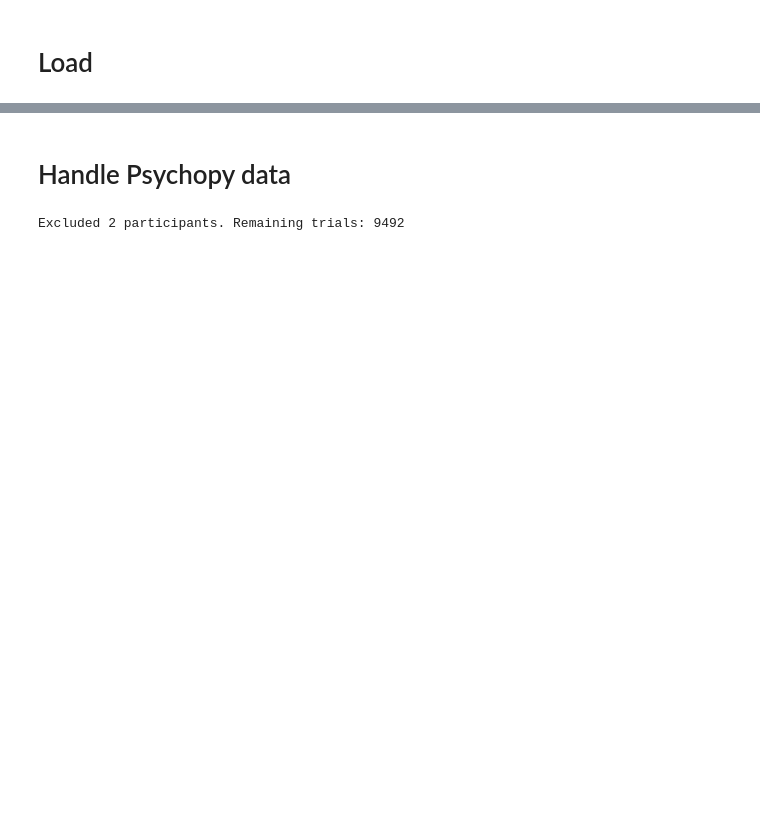
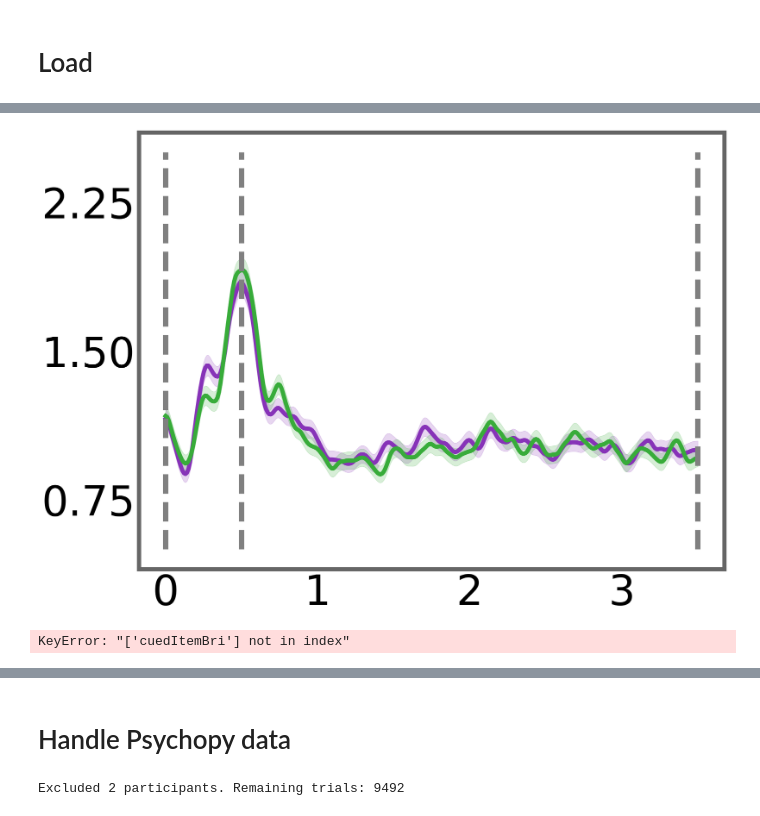
Before and after one commit to YueyingDong/yd2026_paper, a Jupyter notebook: mainPreprocessing.ipynb, the cells around one changed output, grey strips where cells are left out. Cells and saved outputs as stored; diff of their text form; code cells hidden in the pictures; blank space fills up the shorter version.

Commit message:
added eye movement processing

```diff
--- a/mainPreprocessing.ipynb
+++ b/mainPreprocessing.ipynb
@@ -9,7 +9,7 @@ import matplotlib.ticker as ticker
 from scipy import stats
 from pathlib import Path
 # %%
-processRaw = False #  whether to process pupil and gaze from the uncleaned file
+processRaw = True #  whether to process pupil and gaze from the uncleaned file
 saveFiles = False
 # %%
 #read in the mega df
@@ -82,0 +196,41 @@ Loading pre-processed pupil data...
+# %%
+qq = towardnessDf.groupby(['towardness','trlType']).mean(numeric_only=True)
+qqSd = towardnessDf.groupby(['towardness','trlType']).sem(numeric_only=True)
+
+saccUpper = qq + qqSd
+saccLower = qq - qqSd
+# %%
+fs(20,15)
+fig,ax = plt.subplots()
+
+lenData = 350
+x = np.linspace(0,3.5,lenData)
+[plt.plot(x,smooth_signal(qq.iloc[i,4001:7501:10],11),c = ["#8733b8","#38ac3a",][i%2],linestyle = ['dotted','-'][i//2],alpha=[0.8,0.8,1,1,][i],linewidth = 8) for i in [2,3]];
+[plt.fill_between(x,smooth_signal(saccUpper.iloc[i,4001:7501:10]),
+                       smooth_signal(saccLower.iloc[i,4001:7501:10]),alpha = 0.2,color = ["#8733b8","#38ac3a",][i%2]) for i in [2,3]]
+
+
+
+plt.vlines([0,0.5,3.5],0.5,2.5,colors='grey',linestyles='dashed',linewidth = 10)
+plt.yticks(fontsize=80)
+plt.xticks(fontsize=80)
+
+plt.gca().yaxis.set_major_locator(ticker.MultipleLocator(0.75))
+plt.gca().xaxis.set_major_locator(ticker.MultipleLocator(1))
+
+plt.subplots_adjust(wspace=0.28)
+ax.spines['left'].set_color('#666666')
+ax.spines['bottom'].set_color('#666666')
+ax.spines['right'].set_color('#666666')
+ax.spines['top'].set_color('#666666')
+ax.spines['left'].set_linewidth(8)
+ax.spines['bottom'].set_linewidth(8)
+ax.spines['right'].set_linewidth(8)
+ax.spines['top'].set_linewidth(8)
+# %% [output]
+[figure, added]
+# %%
+
+towardnessDf_bri = towardnessDf.merge(psyFull[['TRIALID','cuedItemBri','participant']],how = 'left')
+# %% [output]
+KeyError: "['cuedItemBri'] not in index"
```
Also changed, not shown: parts of 19 cells of this notebook, 4 other files.
